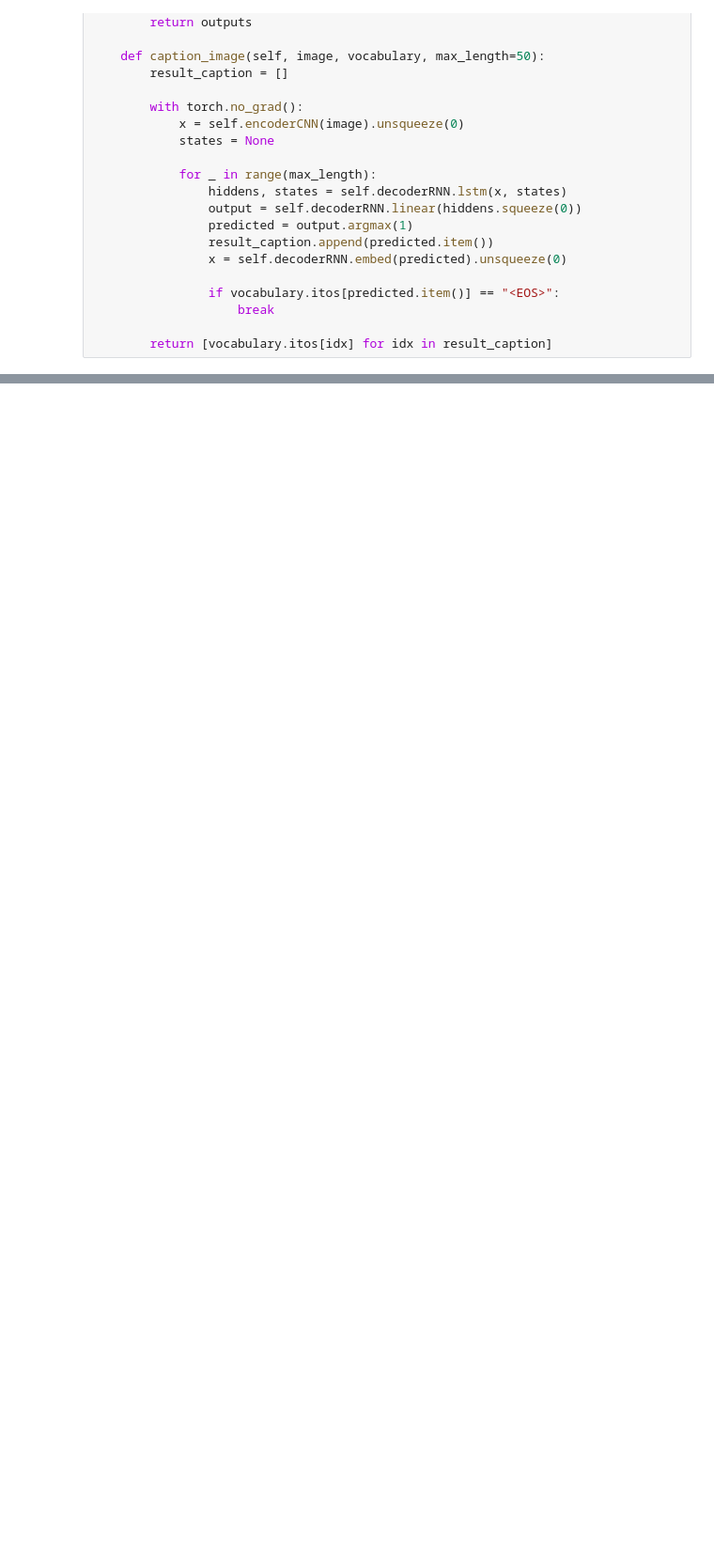
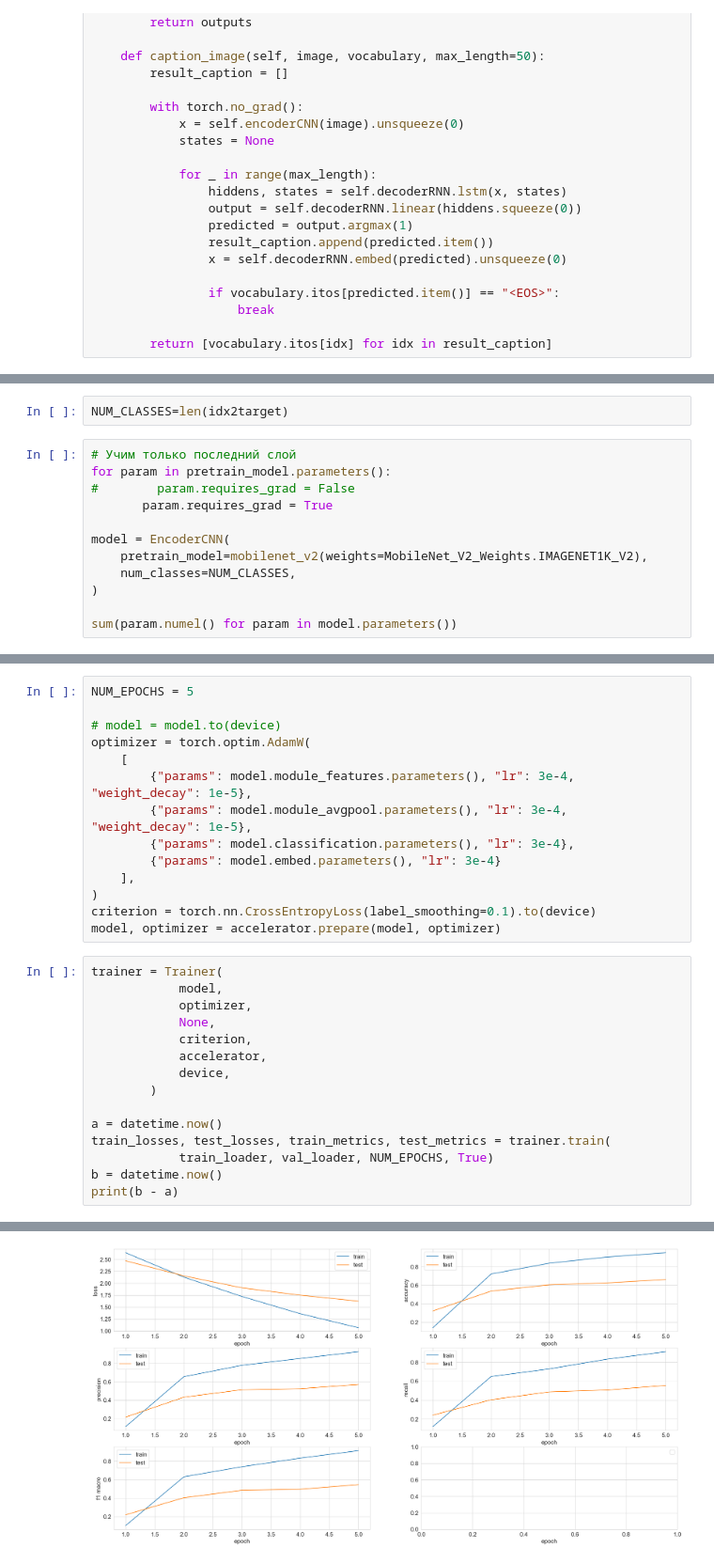
Before and after one commit to Kulikov17/seo-optimization-product-cards, a Jupyter notebook: notebooks/image_captioning_dataset.ipynb, the cells around one changed output, grey strips where cells are left out. Shown at 94% size. Drawn from its saved outputs; the diff is of its cells as text; blank space fills up the shorter version.

Commit message:
Added code for encodercnn for image captioning

```diff
--- a/notebooks/image_captioning_dataset.ipynb
+++ b/notebooks/image_captioning_dataset.ipynb
@@ -623,3 +711,17 @@ class Trainer:
                 accelerator.save_state(output_dir=save_path / f"checkpoint_afterepoch_{epoch}of{num_epochs}")
 
         return train_losses, val_losses, train_metrics, val_metrics
+# %%
+NUM_CLASSES=len(idx2target)
+# %%
+# Учим только последний слой
+for param in pretrain_model.parameters():
+#        param.requires_grad = False
+       param.requires_grad = True
+
+model = EncoderCNN(
+    pretrain_model=mobilenet_v2(weights=MobileNet_V2_Weights.IMAGENET1K_V2),
+    num_classes=NUM_CLASSES,
+)
+
+sum(param.numel() for param in model.parameters())
@@ -625,0 +730,30 @@ class Trainer:
+# %%
+NUM_EPOCHS = 5
+
+# model = model.to(device)
+optimizer = torch.optim.AdamW(
+    [
+        {"params": model.module_features.parameters(), "lr": 3e-4, "weight_decay": 1e-5},
+        {"params": model.module_avgpool.parameters(), "lr": 3e-4, "weight_decay": 1e-5},
+        {"params": model.classification.parameters(), "lr": 3e-4},
+        {"params": model.embed.parameters(), "lr": 3e-4}
+    ],
+)
+criterion = torch.nn.CrossEntropyLoss(label_smoothing=0.1).to(device)
+model, optimizer = accelerator.prepare(model, optimizer)
+# %%
+trainer = Trainer(
+            model,
+            optimizer,
+            None,
+            criterion,
+            accelerator,
+            device,
+        )
+
+a = datetime.now()
+train_losses, test_losses, train_metrics, test_metrics = trainer.train(
+            train_loader, val_loader, NUM_EPOCHS, True)
+b = datetime.now()
+print(b - a)
+# %% [output]
@@ -625,0 +761 @@ class Trainer:
+[figure, added]
```
Also changed, not shown: parts of 15 cells of this notebook.
